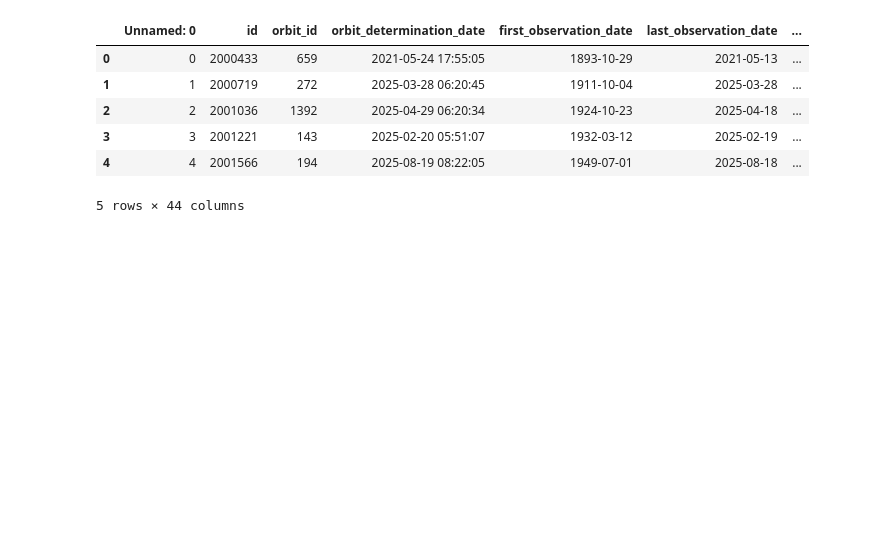
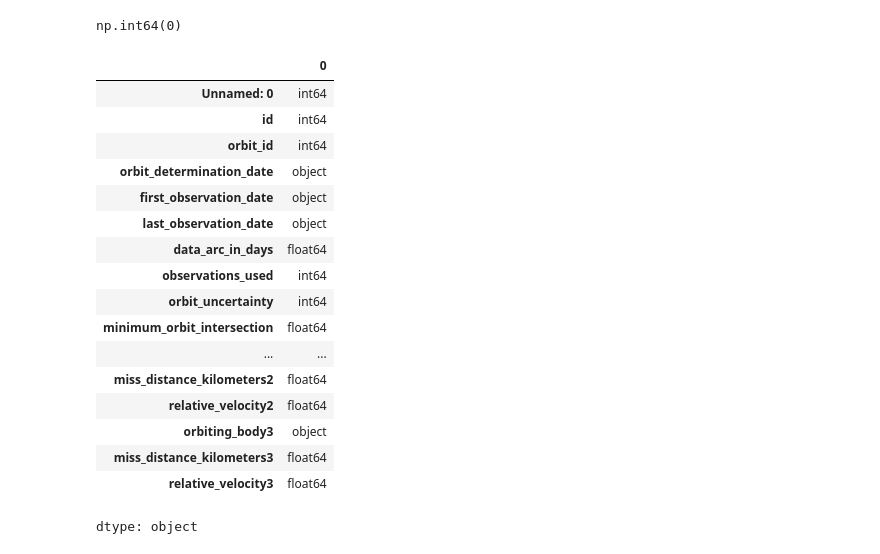
Before and after one commit to aaraadhyaVanama/Asteriod-Hazard-Prediction-Model, a Jupyter notebook: Untitled2.ipynb, the cells around one changed output. Saved outputs shown, nothing was run; the diff lists cells and outputs as text; code cells hidden in the pictures; blank space fills up the shorter version.

```diff
--- a/Untitled2.ipynb
+++ b/Untitled2.ipynb
@@ -20,10 +52,25 @@ read the file
+# %%
+df.duplicated().sum()
+# %% [output]
+np.int64(0)
 # %%
-df.head()
+df.dtypes
 # %% [output]
-|  | Unnamed: 0 | id | orbit_id | orbit_determination_date | first_observation_date | last_observation_date | ... |
-| 0 | 0 | 2000433 | 659 | 2021-05-24 17:55:05 | 1893-10-29 | 2021-05-13 | ... |
-| 1 | 1 | 2000719 | 272 | 2025-03-28 06:20:45 | 1911-10-04 | 2025-03-28 | ... |
-| 2 | 2 | 2001036 | 1392 | 2025-04-29 06:20:34 | 1924-10-23 | 2025-04-18 | ... |
-| 3 | 3 | 2001221 | 143 | 2025-02-20 05:51:07 | 1932-03-12 | 2025-02-19 | ... |
-| 4 | 4 | 2001566 | 194 | 2025-08-19 08:22:05 | 1949-07-01 | 2025-08-18 | ... |
+|  | 0 |
+| Unnamed: 0 | int64 |
+| id | int64 |
+| orbit_id | int64 |
+| orbit_determination_date | object |
+| first_observation_date | object |
+| last_observation_date | object |
+| data_arc_in_days | float64 |
+| observations_used | int64 |
+| orbit_uncertainty | int64 |
+| minimum_orbit_intersection | float64 |
+| ... | ... |
+| miss_distance_kilometers2 | float64 |
+| relative_velocity2 | float64 |
+| orbiting_body3 | object |
+| miss_distance_kilometers3 | float64 |
+| relative_velocity3 | float64 |
-5 rows × 44 columns
+dtype: object
```
Also changed, not shown: parts of 7 cells of this notebook.
